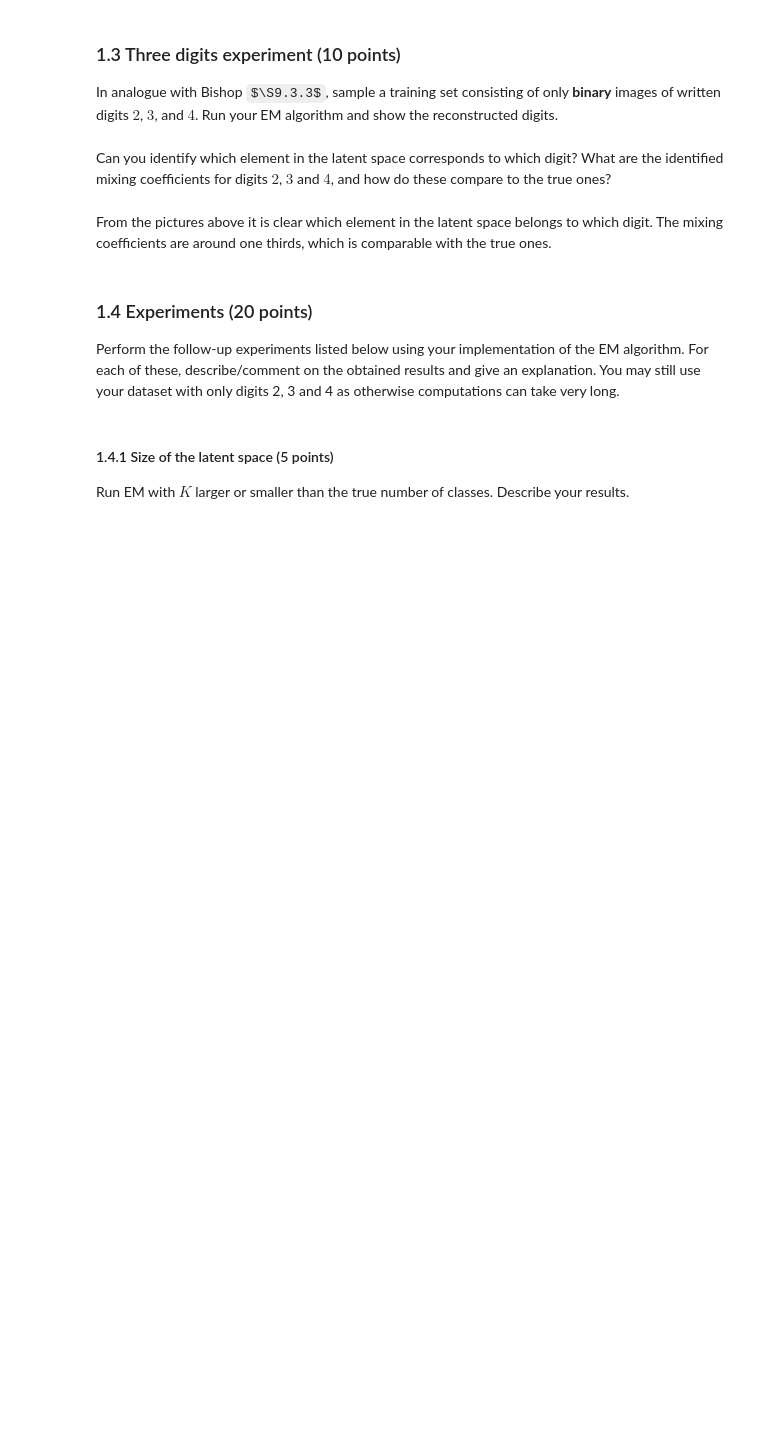
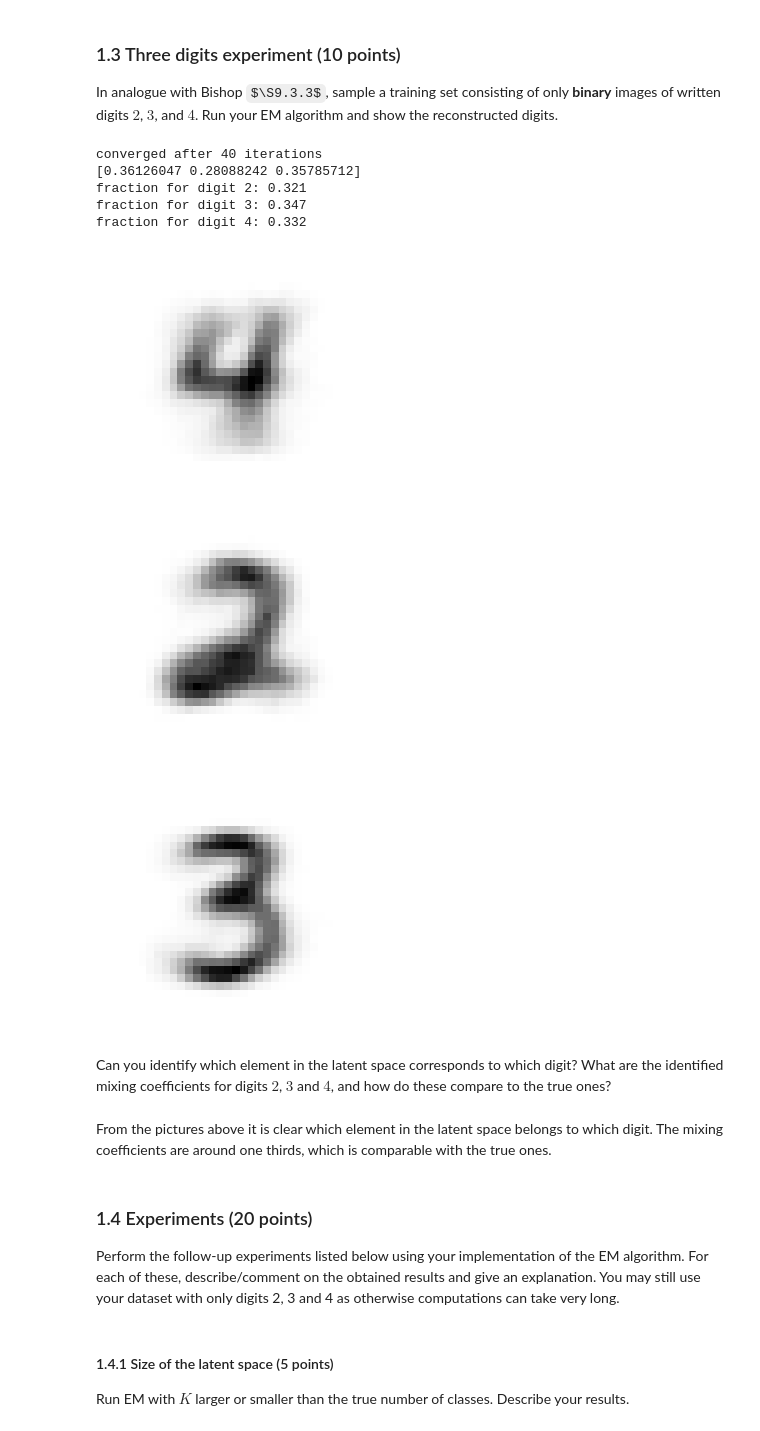
Before and after one commit to DAAAAAAAAAAAAAAAAN/ml2labs, a Jupyter notebook: lab3/lab3.ipynb, the cells around one changed output. Cells and saved outputs as stored; diff of their text form; code cells hidden in the pictures; some formulas as TeX source; blank space fills up the shorter version.

```diff
--- a/lab3/lab3.ipynb
+++ b/lab3/lab3.ipynb
@@ -236,33 +244,42 @@ In analogue with Bishop $\S9.3.3$, sample a training set consisting of only __bi
 # %%
 # Only select digits with 2, 3 or 4
 sel_234 = (train_labels == 2) | (train_labels == 3) | (train_labels == 4)
 bin_train_data_234 = bin_train_data[sel_234, :]
 train_labels_234 = train_labels[sel_234]
 
 # Sample
 num_samples = 1000
 N, D = shape(bin_train_data_234)
 sel = numpy.random.choice(range(N), num_samples)
 X_sample = bin_train_data_234[sel, :]
 labels_sample = train_labels_234[sel]
 
 # Do expectation maximization
 K = size(unique(labels_sample))
 max_iter = 500
-mu, pi, _ = EM(X_sample, K, max_iter)
+mu, pi, _, _ = EM(X_sample, K, max_iter)
 
 # Plot
 for i in range(K):
     fig = figure()
     plt.imshow(mu[i, :].reshape(28, 28), cmap='Greys')
     plt.plot()
     plt.axis('off')
 
 # compare found mixing coefficients with true mixing coefficients
 print(pi)
 
 for d in np.unique(labels_sample):
     print('fraction for digit %i: %.3f' % (d, sum(labels_sample == d) / num_samples))
+# %% [output]
+converged after 40 iterations
+[0.36126047 0.28088242 0.35785712]
+fraction for digit 2: 0.321
+fraction for digit 3: 0.347
+fraction for digit 4: 0.332
+[figure, added]
+[figure, added]
+[figure, added]
 # %% [markdown]
 Can you identify which element in the latent space corresponds to which digit? What are the identified mixing coefficients for digits $2$, $3$ and $4$, and how do these compare to the true ones?
 # %% [markdown]
```
Also changed, not shown: parts of 24 cells of this notebook.
